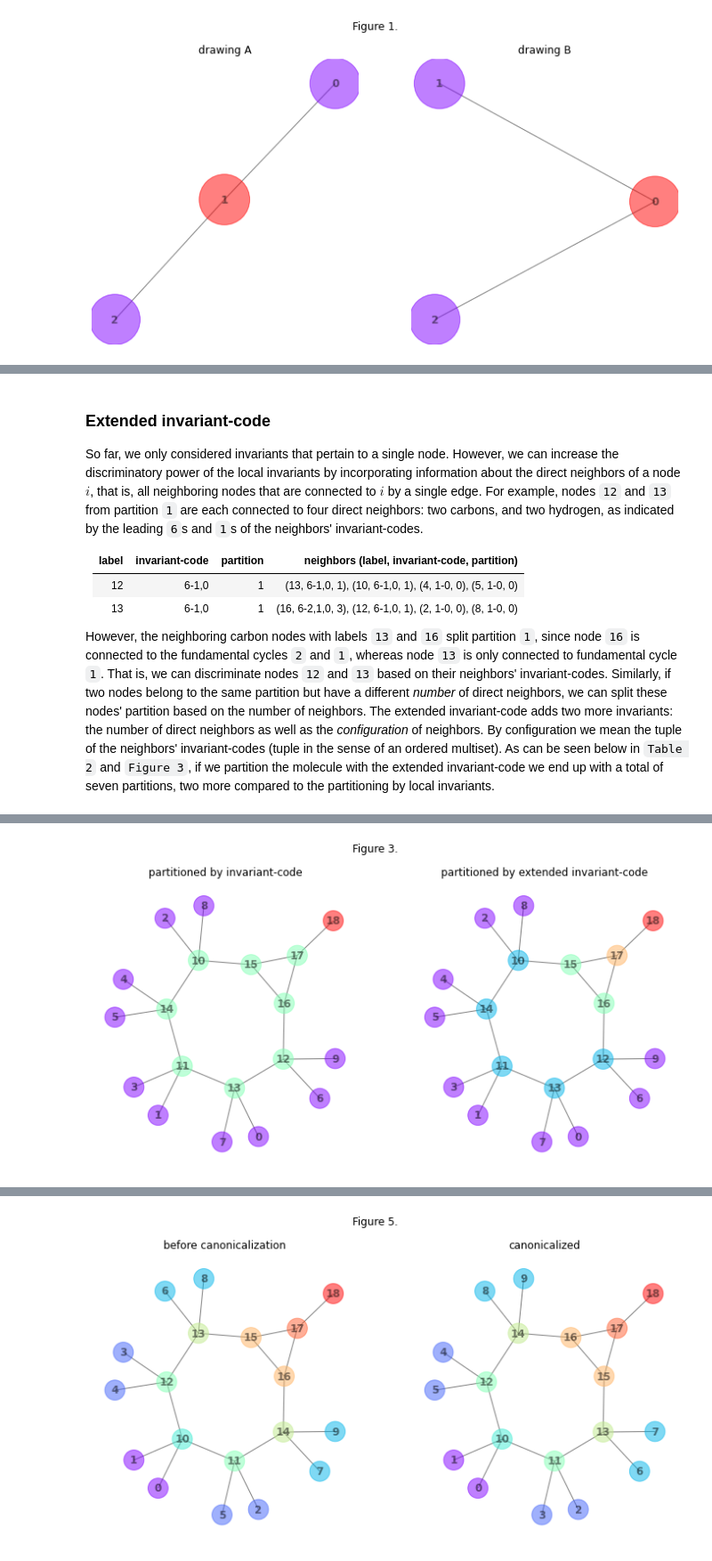
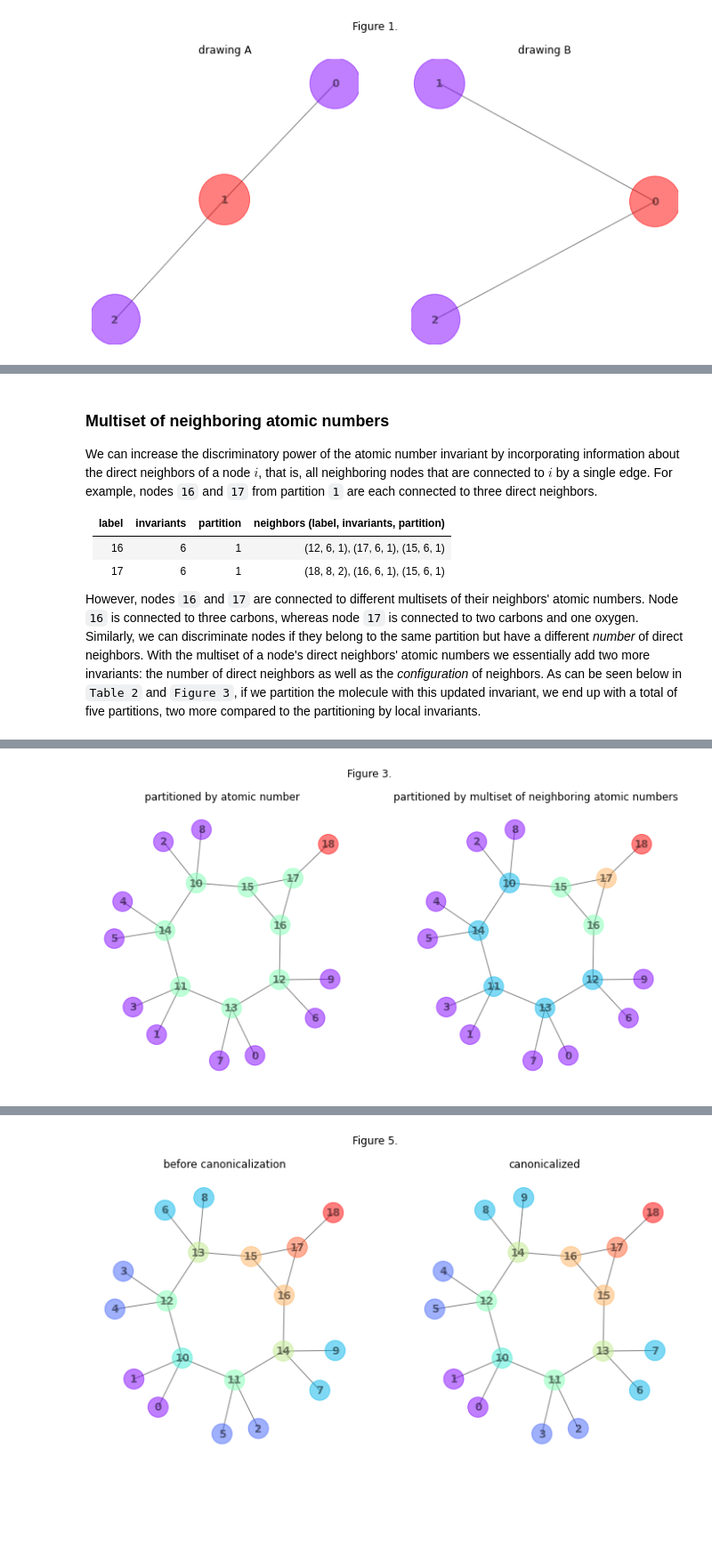
Before and after one commit to TUCAN-nest/TUCAN, a Jupyter notebook: docs/demo.ipynb, the cells around one changed output, grey strips where cells are left out. Shown: that part at 89% size. Drawn from its saved outputs; the diff is of its cells as text; code cells hidden in the pictures; blank space fills up the shorter version.

Commit message:
Removed mentions of "fundamental cycles" invariant and adapted examples accordingly.

```diff
--- a/docs/demo.ipynb
+++ b/docs/demo.ipynb
@@ -143,24 +110,21 @@ label    invariant-code    partition    neighbors (label, invariant-code, partit
 [figure]
 # %% [markdown]
-### Extended invariant-code
-So far, we only considered invariants that pertain to a single node.
-However, we can increase the discriminatory power of the local invariants by incorporating information about the direct neighbors of a node $i$, that is, all neighboring nodes that are connected to $i$ by a single edge.
-For example, nodes `12` and `13` from partition `1` are each connected to four direct neighbors: two carbons, and two hydrogen, as indicated by the leading `6`s and `1`s of the neighbors' invariant-codes.
+### Multiset of neighboring atomic numbers
+We can increase the discriminatory power of the atomic number invariant by incorporating information about the direct neighbors of a node $i$, that is, all neighboring nodes that are connected to $i$ by a single edge.
+For example, nodes `16` and `17` from partition `1` are each connected to three direct neighbors.
 
-| label | invariant-code | partition | neighbors (label, invariant-code, partition) |
+| label | invariants | partition | neighbors (label, invariants, partition) |
 |---|---|---|---|
-| 12 | 6-1,0 | 1 | (13, 6-1,0, 1), (10, 6-1,0, 1), (4, 1-0, 0), (5, 1-0, 0) |
-| 13 | 6-1,0 | 1 | (16, 6-2,1,0, 3), (12, 6-1,0, 1), (2, 1-0, 0), (8, 1-0, 0) |
+16   |    6         |        1        |    (12, 6, 1), (17, 6, 1), (15, 6, 1)
+17   |    6          |       1        |    (18, 8, 2), (16, 6, 1), (15, 6, 1)
 
-However, the neighboring carbon nodes with labels `13` and `16` split partition `1`, since node `16` is connected to the fundamental cycles `2` and `1`, whereas node `13` is only connected to fundamental cycle `1`.
-That is, we can discriminate nodes `12` and `13` based on their neighbors' invariant-codes.
-Similarly, if two nodes belong to the same partition but have a different _number_ of direct neighbors, we can split these nodes' partition based on the number of neighbors.
-The extended invariant-code adds two more invariants: the number of direct neighbors as well as the _configuration_ of neighbors.
-By configuration we mean the tuple of the neighbors' invariant-codes (tuple in the sense of an ordered multiset). As can be seen below in `Table 2` and `Figure 3`, if we partition the molecule with the extended invariant-code we end up with a total of seven partitions, two more compared to the partitioning by local invariants.
+However, nodes `16` and `17` are connected to different multisets of their neighbors' atomic numbers. Node `16` is connected to three carbons, whereas node `17` is connected to two carbons and one oxygen.
+Similarly, we can discriminate nodes if they belong to the same partition but have a different _number_ of direct neighbors.
+With the multiset of a node's direct neighbors' atomic numbers we essentially add two more invariants: the number of direct neighbors as well as the _configuration_ of neighbors. As can be seen below in `Table 2` and `Figure 3`, if we partition the molecule with this updated invariant, we end up with a total of five partitions, two more compared to the partitioning by local invariants.
 # %%
 m_partitioned_by_extended_invariants = partition_molecule_by_attribute(m, "invariant_code", include_neighbors=True)
-print_molecule(m_partitioned_by_extended_invariants, f"Table 2. {molecule.capitalize()} partitioned by extended invariant-code.")
+print_molecule(m_partitioned_by_extended_invariants, f"Table 2. {molecule.capitalize()} partitioned by multiset of neighboring atomic numbers.")
 draw_molecules([m_partitioned_by_invariants, m_partitioned_by_extended_invariants],
-               ["partitioned by invariant-code", "partitioned by extended invariant-code"],
+               ["partitioned by atomic number", "partitioned by multiset of neighboring atomic numbers"],
                highlight="partition", title="Figure 3.")
 # %% [output]
@@ -184,2 +148,2 @@ label    invariant-code    partition    neighbors (label, invariant-code, partit
-[figure, old version]
+[figure, new version]
 # %% [markdown]
```
Also changed, not shown: parts of 12 cells of this notebook, 1 other file.
